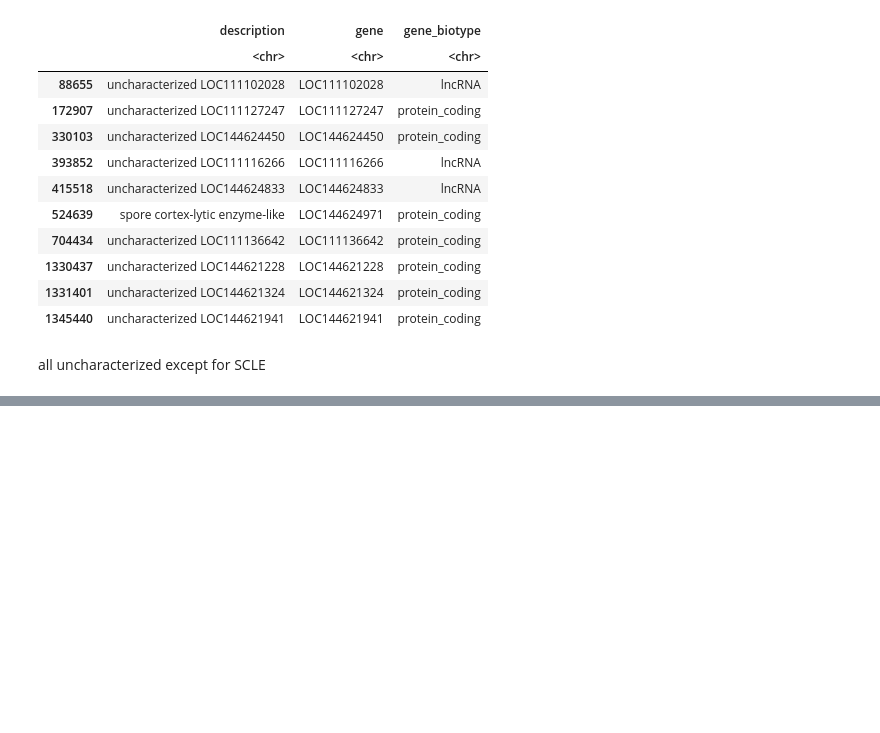
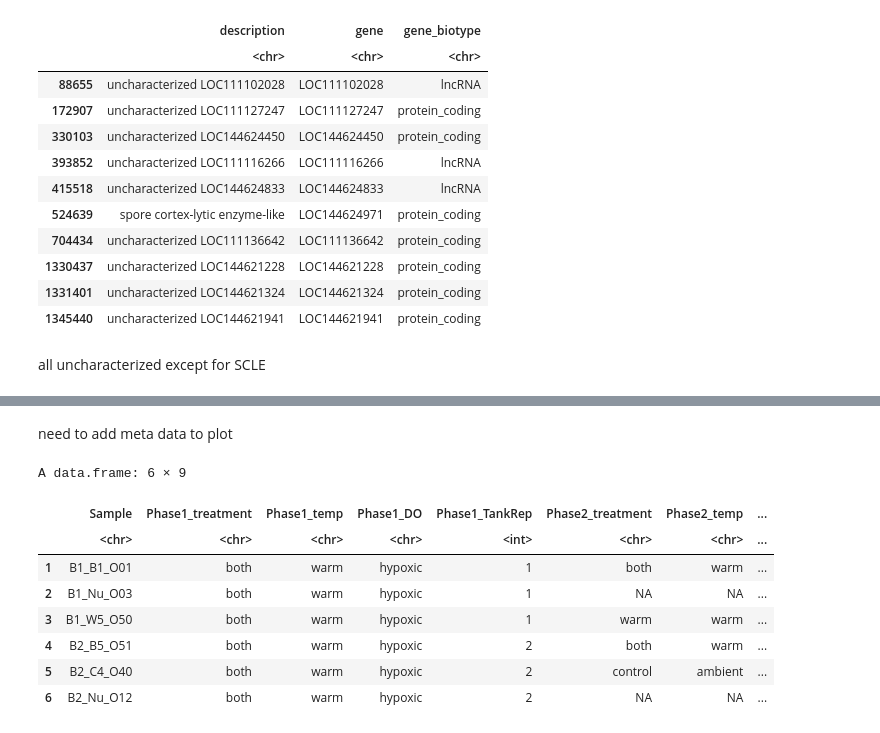
Before and after one commit to jgmcdonough/CE24_RNA-seq, a Jupyter notebook: analysis/diff_expression/phase2_v_phase2/new_refGenome/upset_p2.v.p2.ipynb, the cells around one changed output, grey strips where cells are left out. Drawn from its saved outputs; the diff is of its cells as text; code cells hidden in the pictures; blank space fills up the shorter version.

```diff
--- a/analysis/diff_expression/phase2_v_phase2/new_refGenome/upset_p2.v.p2.ipynb
+++ b/analysis/diff_expression/phase2_v_phase2/new_refGenome/upset_p2.v.p2.ipynb
@@ -835,0 +842,15 @@ all uncharacterized except for SCLE
+# %% [markdown]
+need to add meta data to plot
+# %%
+metaData <- read.csv('/project/pi_sarah_gignouxwolfsohn_uml_edu/julia/CE_2024/CE24_RNA-seq/metaData/sample_metaData.csv')
+head(metaData)
+# %% [output]
+A data.frame: 6 × 9
+|  | Sample | Phase1_treatment | Phase1_temp | Phase1_DO | Phase1_TankRep | Phase2_treatment | Phase2_temp | ... |
+|  | <chr> | <chr> | <chr> | <chr> | <int> | <chr> | <chr> | ... |
+| 1 | B1_B1_O01 | both | warm | hypoxic | 1 | both | warm | ... |
+| 2 | B1_Nu_O03 | both | warm | hypoxic | 1 | NA | NA | ... |
+| 3 | B1_W5_O50 | both | warm | hypoxic | 1 | warm | warm | ... |
+| 4 | B2_B5_O51 | both | warm | hypoxic | 2 | both | warm | ... |
+| 5 | B2_C4_O40 | both | warm | hypoxic | 2 | control | ambient | ... |
+| 6 | B2_Nu_O12 | both | warm | hypoxic | 2 | NA | NA | ... |
```
Also changed, not shown: parts of 13 cells of this notebook.
